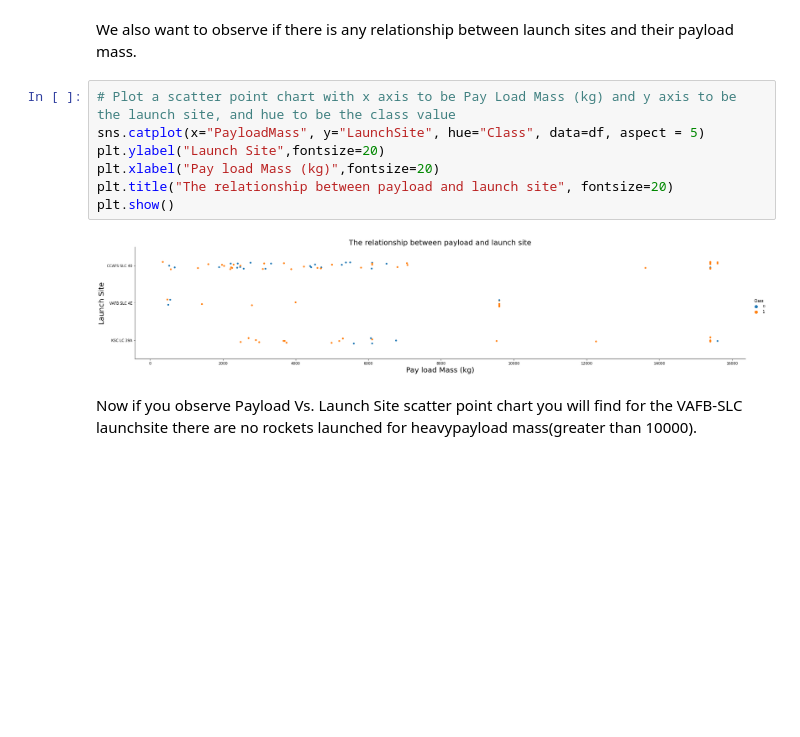
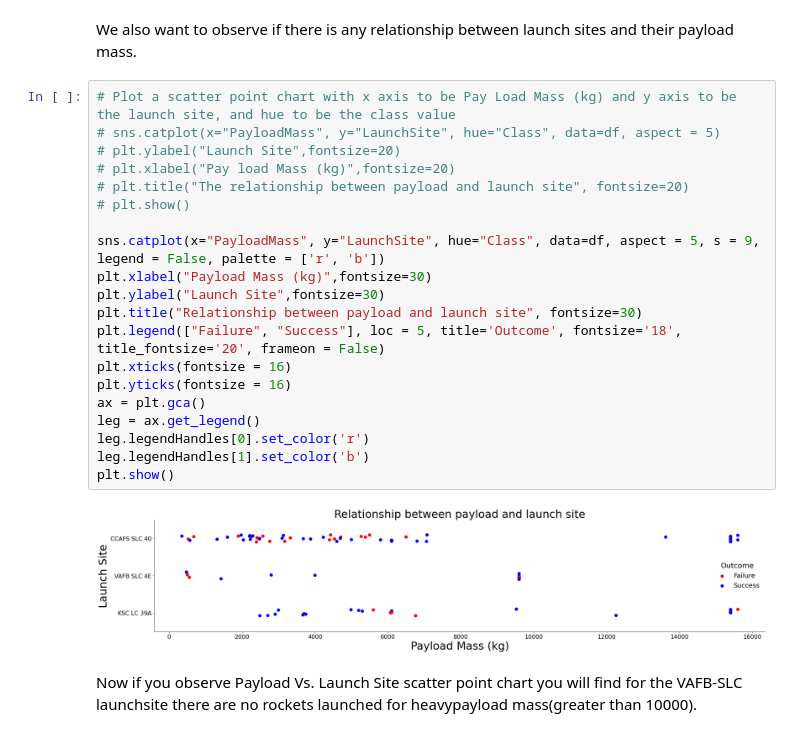
Before and after one commit to EW-10/IBM-Capstone, a Jupyter notebook: IBM Capstone: EDA and Data Visualization.ipynb, the cells around one changed output. Cells and saved outputs as stored; diff of their text form; blank space fills up the shorter version.

```diff
--- a/IBM Capstone: EDA and Data Visualization.ipynb
+++ b/IBM Capstone: EDA and Data Visualization.ipynb
@@ -101,13 +108,26 @@ The patterns found in the Flight Number vs. Launch site scatter point plots show
 We also want to observe if there is any relationship between launch sites and their payload mass.
 # %%
 # Plot a scatter point chart with x axis to be Pay Load Mass (kg) and y axis to be the launch site, and hue to be the class value
-sns.catplot(x="PayloadMass", y="LaunchSite", hue="Class", data=df, aspect = 5)
-plt.ylabel("Launch Site",fontsize=20)
-plt.xlabel("Pay load Mass (kg)",fontsize=20)
-plt.title("The relationship between payload and launch site", fontsize=20)
+# sns.catplot(x="PayloadMass", y="LaunchSite", hue="Class", data=df, aspect = 5)
+# plt.ylabel("Launch Site",fontsize=20)
+# plt.xlabel("Pay load Mass (kg)",fontsize=20)
+# plt.title("The relationship between payload and launch site", fontsize=20)
+# plt.show()
+
+sns.catplot(x="PayloadMass", y="LaunchSite", hue="Class", data=df, aspect = 5, s = 9, legend = False, palette = ['r', 'b'])
+plt.xlabel("Payload Mass (kg)",fontsize=30)
+plt.ylabel("Launch Site",fontsize=30)
+plt.title("Relationship between payload and launch site", fontsize=30)
+plt.legend(["Failure", "Success"], loc = 5, title='Outcome', fontsize='18', title_fontsize='20', frameon = False)
+plt.xticks(fontsize = 16)
+plt.yticks(fontsize = 16)
+ax = plt.gca()
+leg = ax.get_legend()
+leg.legendHandles[0].set_color('r')
+leg.legendHandles[1].set_color('b')
 plt.show()
 # %% [output]
-[figure, old version]
+[figure, new version]
 # %% [markdown]
 Now if you observe Payload Vs. Launch Site scatter point chart you will find for the VAFB-SLC  launchsite there are no  rockets  launched for  heavypayload mass(greater than 10000).
 # %% [markdown]
```
Also changed, not shown: parts of 6 cells of this notebook.
